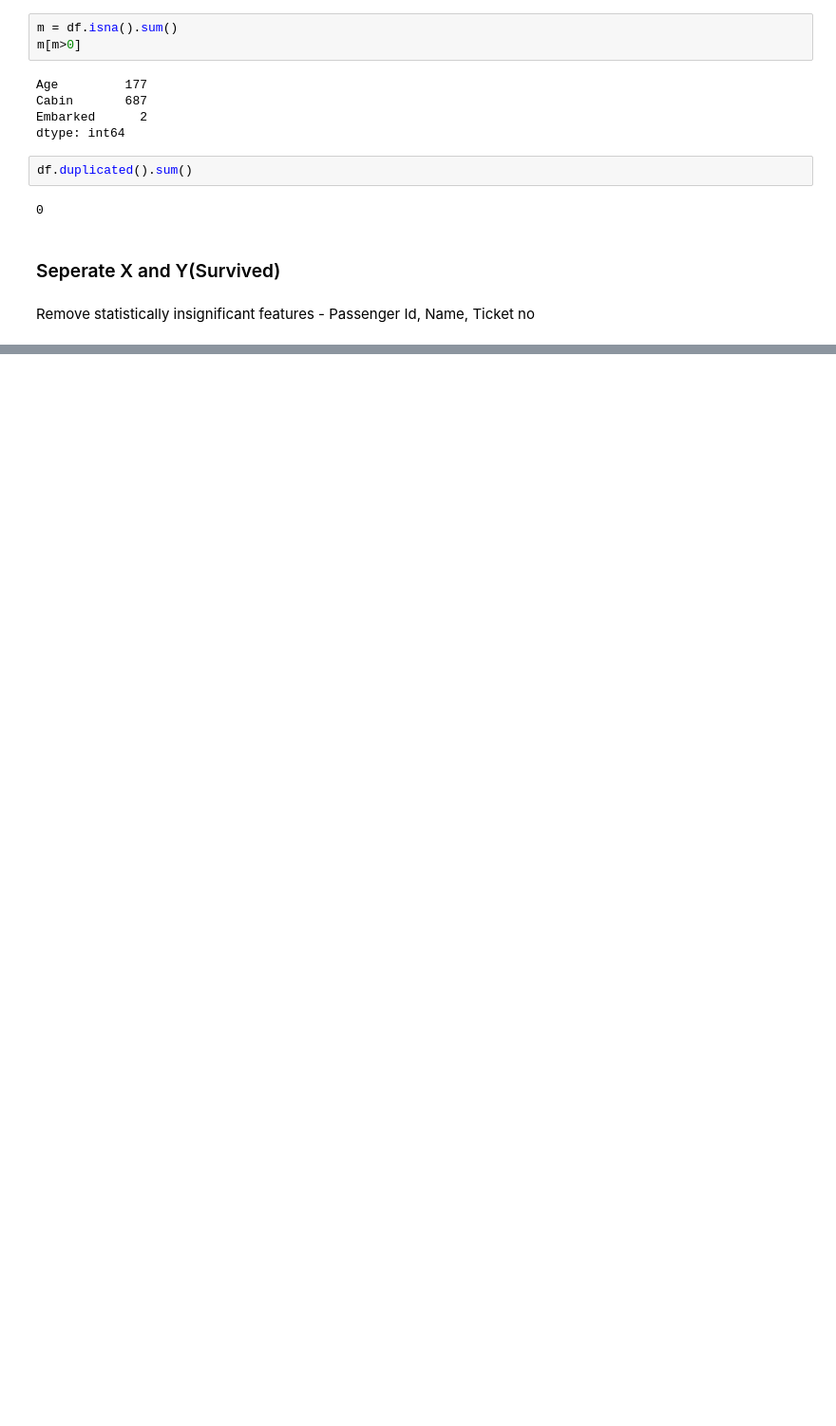
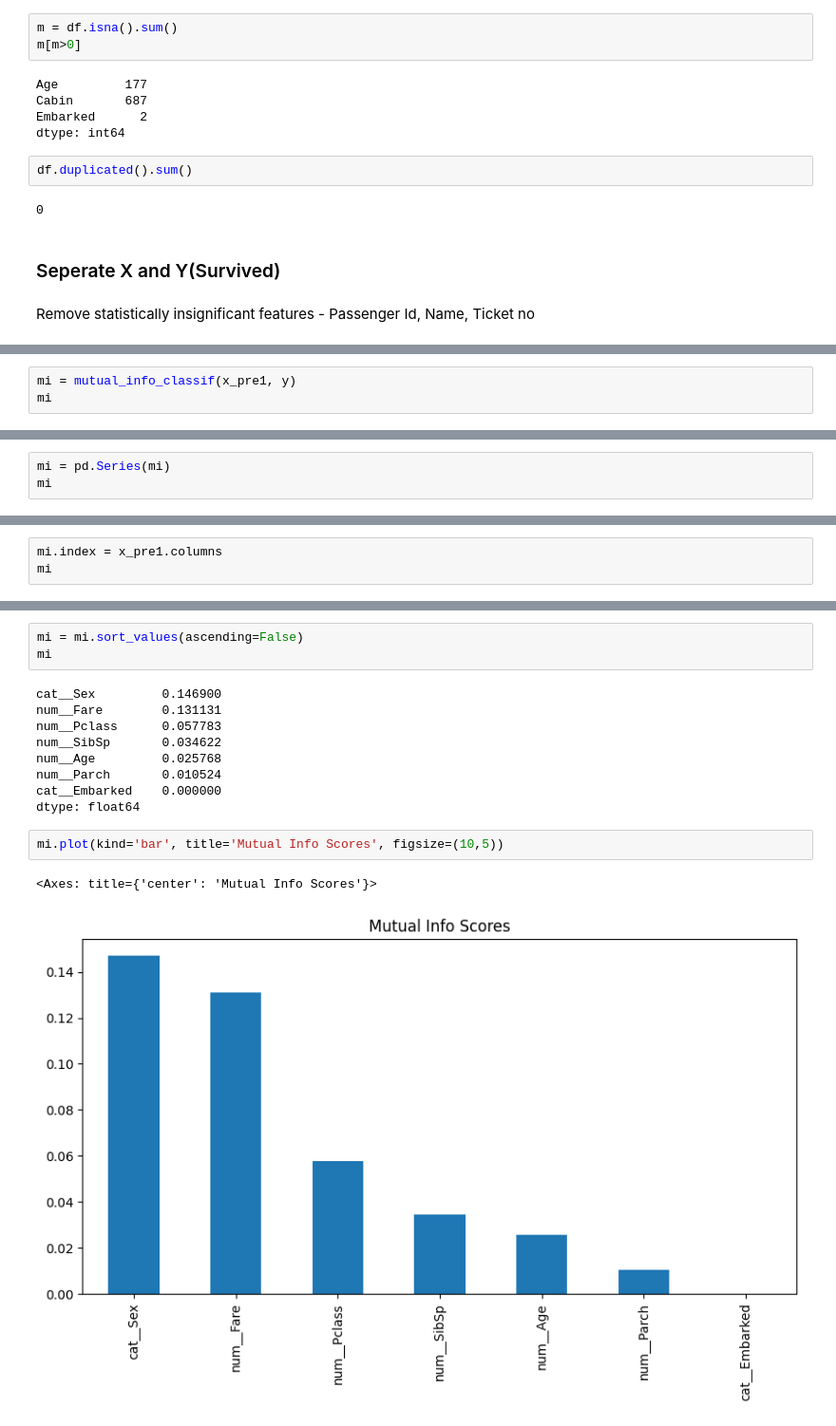
Before and after one commit to samrudhineve/Machine-Learning, a Jupyter notebook: Feature Selection/Mutual Info Scores.ipynb, the cells around one changed output, grey strips where cells are left out. Shown at 95% size. Cells and saved outputs as stored; diff of their text form; blank space fills up the shorter version.

Commit message:
MI scores

```diff
--- a/Feature Selection/Mutual Info Scores.ipynb
+++ b/Feature Selection/Mutual Info Scores.ipynb
@@ -62,0 +142,3 @@ KeyError: "['Pass'] not found in axis"
+# %%
+mi = mutual_info_classif(x_pre1, y)
+mi
@@ -62,0 +154,3 @@ KeyError: "['Pass'] not found in axis"
+# %%
+mi = pd.Series(mi)
+mi
@@ -62,0 +166,3 @@ KeyError: "['Pass'] not found in axis"
+# %%
+mi.index = x_pre1.columns
+mi
@@ -62,0 +178,17 @@ KeyError: "['Pass'] not found in axis"
+# %%
+mi = mi.sort_values(ascending=False)
+mi
+# %% [output]
+cat__Sex         0.146900
+num__Fare        0.131131
+num__Pclass      0.057783
+num__SibSp       0.034622
+num__Age         0.025768
+num__Parch       0.010524
+cat__Embarked    0.000000
+dtype: float64
+# %%
+mi.plot(kind='bar', title='Mutual Info Scores', figsize=(10,5))
+# %% [output]
+<Axes: title={'center': 'Mutual Info Scores'}>
+[figure, added]
```
Also changed, not shown: parts of 83 cells of this notebook, 1 other file.
